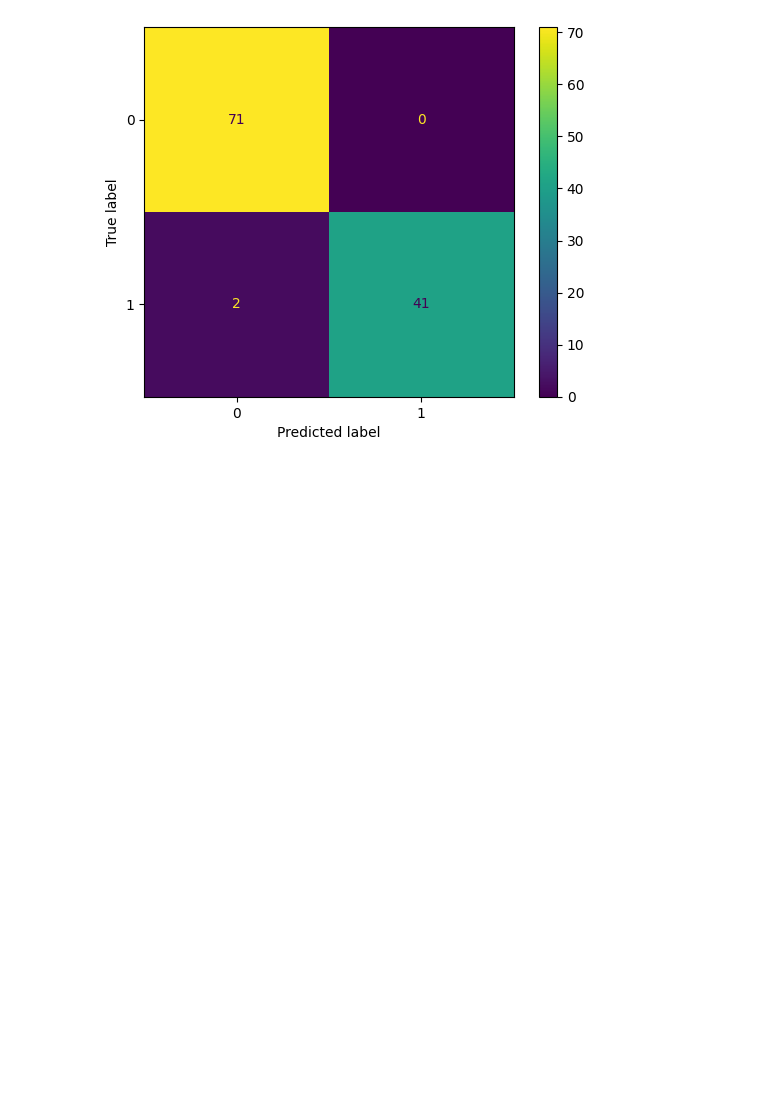
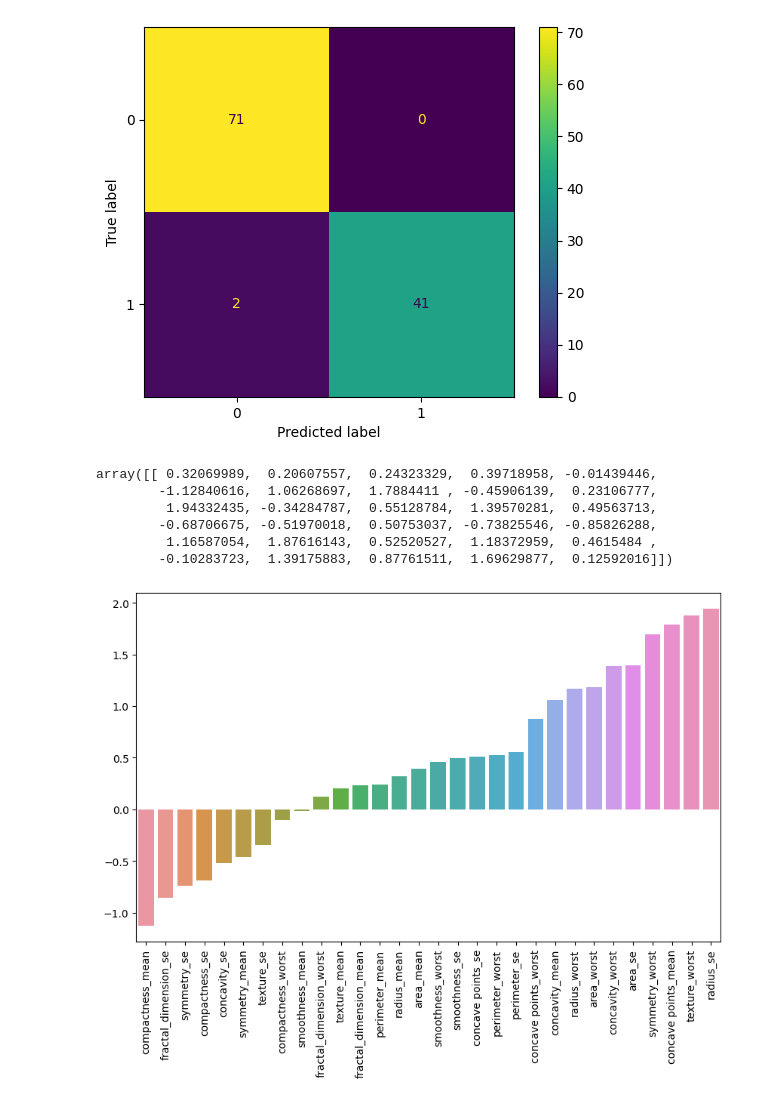
Before and after one commit to annamariabugaj/Kaggle_projects, a Jupyter notebook: cancer-data-acc-96.ipynb, the cells around one changed output. Drawn from its saved outputs; the diff is of its cells as text; code cells hidden in the pictures; blank space fills up the shorter version.

Commit message:
Kaggle Notebook | Cancer_data_acc_96 | Version 7

```diff
--- a/cancer-data-acc-96.ipynb
+++ b/cancer-data-acc-96.ipynb
@@ -320,3 +325,20 @@ ConfusionMatrixDisplay.from_predictions(y_test, y_pred)
 # %% [output]
 <sklearn.metrics._plot.confusion_matrix.ConfusionMatrixDisplay at 0x...>
 [figure]
+# %%
+lr.coef_
+# %% [output]
+array([[ 0.32069989,  0.20607557,  0.24323329,  0.39718958, -0.01439446,
+        -1.12840616,  1.06268697,  1.7884411 , -0.45906139,  0.23106777,
+         1.94332435, -0.34284787,  0.55128784,  1.39570281,  0.49563713,
+        -0.68706675, -0.51970018,  0.50753037, -0.73825546, -0.85826288,
+         1.16587054,  1.87616143,  0.52520527,  1.18372959,  0.4615484 ,
+        -0.10283723,  1.39175883,  0.87761511,  1.69629877,  0.12592016]])
+# %%
+coefs = pd.Series(index=X.columns,data=lr.coef_[0])
+coefs = coefs.sort_values()
+plt.figure(figsize=(10,6))
+sns.barplot(x=coefs.index,y=coefs.values)
+plt.xticks(rotation=90);
+# %% [output]
+[figure, added]
```
Also changed, not shown: parts of 11 cells of this notebook.
